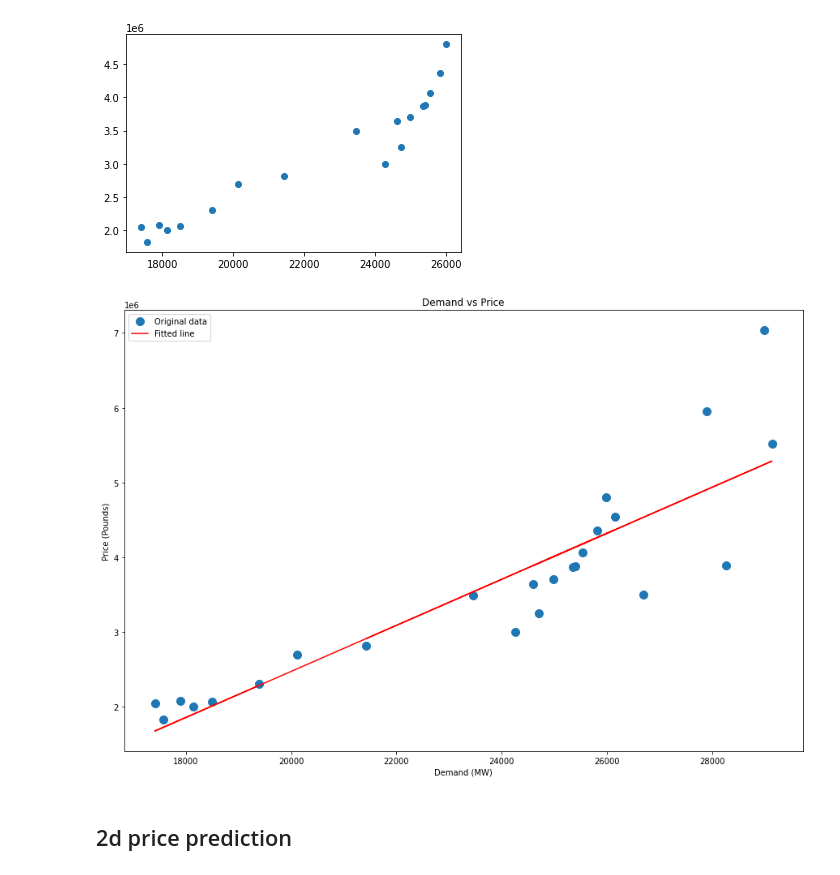
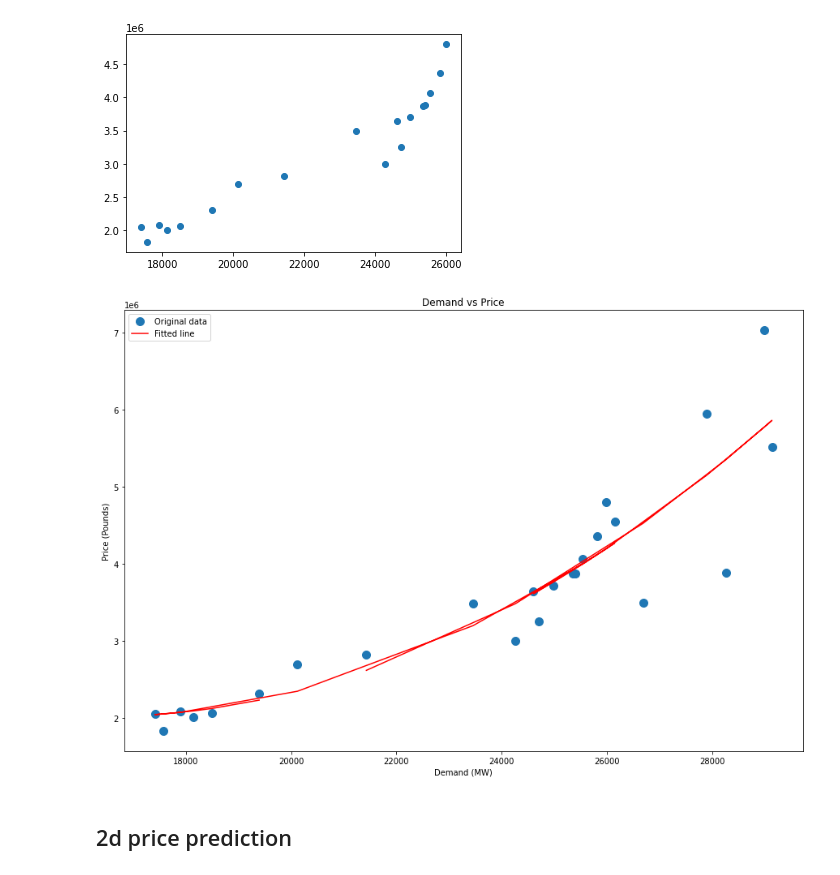
Before and after one commit to o-gent/uk-grid-analysis, a Jupyter notebook: model.ipynb, the cells around one changed output. Drawn from its saved outputs; the diff is of its cells as text; code cells hidden in the pictures.

```diff
--- a/model.ipynb
+++ b/model.ipynb
@@ -74,26 +74,26 @@ plt.scatter(dff["Demand (MW)"], dff["price"])
 # %%
 import numpy as np
 
-order = 1
+order = 2
 
 z = np.polyfit(df["Demand (MW)"], df["price"], order)
 
 p = np.poly1d(z)
 
 plt.figure(figsize=(15,10))
 plt.plot(df["Demand (MW)"], df["price"], 'o', label='Original data', markersize=10)
 plt.plot(df["Demand (MW)"], df["Demand (MW)"].apply(lambda x: p(x)), 'r', label='Fitted line')
 plt.legend()
 ax = plt.gca()
 ax.set_xlabel("Demand (MW)")
 ax.set_ylabel("Price (Pounds)")
 ax.set_title("Demand vs Price")
 plt.show()
 
 
 price = lambda x: p(x)/ x # returns the price per MWh for a given demand
 # %% [output]
-[figure, old version]
+[figure, new version]
 # %% [markdown]
 ## 2d price prediction
 # %%
```
Also changed, not shown: parts of 1 cell of this notebook, 1 other file.
